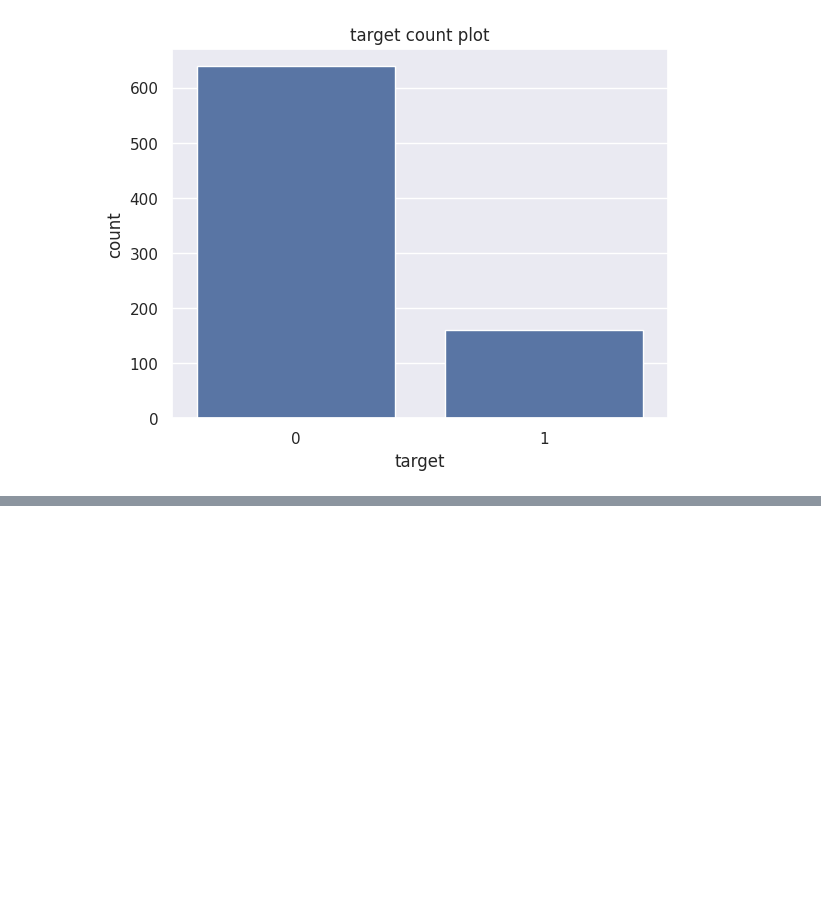
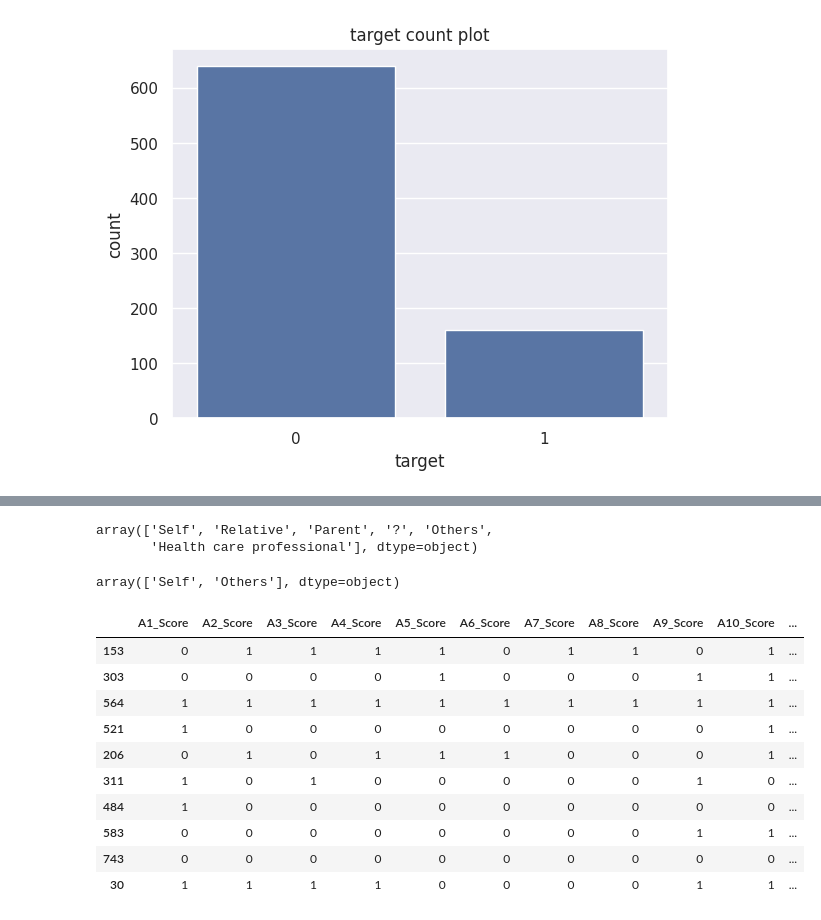
Before and after one commit to kamijoseph/Autism-Model, a Jupyter notebook: notebooks/main.ipynb, the cells around one changed output, grey strips where cells are left out. Saved outputs shown, nothing was run; the diff lists cells and outputs as text; code cells hidden in the pictures; blank space fills up the shorter version.

Commit message:
replacing miussing values in relations and ethnicity with their respective values

```diff
--- a/notebooks/main.ipynb
+++ b/notebooks/main.ipynb
@@ -369,2 +384,8 @@ plt.show()
 # %%
 # handling missing values in rthnicity and relations with the ?
+data["ethnicity"] = data["ethnicity"].replace(
+    {
+        "?": "Others",
+        "others": "Others"
+    }
+)
@@ -370,0 +407,31 @@ plt.show()
+# %%
+data["relation"].unique()
+# %% [output]
+array(['Self', 'Relative', 'Parent', '?', 'Others',
+       'Health care professional'], dtype=object)
+# %%
+data["relation"] = data["relation"].replace(
+    {
+        "?": "Others",
+        "Relative": "Others",
+        "Parent": "Others",
+        "Health care professional": "Others"
+    }
+)
+data["relation"].unique()
+# %% [output]
+array(['Self', 'Others'], dtype=object)
+# %%
+data.sample(10)
+# %% [output]
+|  | A1_Score | A2_Score | A3_Score | A4_Score | A5_Score | A6_Score | A7_Score | A8_Score | A9_Score | A10_Score | ... |
+| 153 | 0 | 1 | 1 | 1 | 1 | 0 | 1 | 1 | 0 | 1 | ... |
+| 303 | 0 | 0 | 0 | 0 | 1 | 0 | 0 | 0 | 1 | 1 | ... |
+| 564 | 1 | 1 | 1 | 1 | 1 | 1 | 1 | 1 | 1 | 1 | ... |
+| 521 | 1 | 0 | 0 | 0 | 0 | 0 | 0 | 0 | 0 | 1 | ... |
+| 206 | 0 | 1 | 0 | 1 | 1 | 1 | 0 | 0 | 0 | 1 | ... |
+| 311 | 1 | 0 | 1 | 0 | 0 | 0 | 0 | 0 | 1 | 0 | ... |
+| 484 | 1 | 0 | 0 | 0 | 0 | 0 | 0 | 0 | 0 | 0 | ... |
+| 583 | 0 | 0 | 0 | 0 | 0 | 0 | 0 | 0 | 1 | 1 | ... |
+| 743 | 0 | 0 | 0 | 0 | 0 | 0 | 0 | 0 | 0 | 0 | ... |
+| 30 | 1 | 1 | 1 | 1 | 0 | 0 | 0 | 0 | 1 | 1 | ... |
```
Also changed, not shown: parts of 4 cells of this notebook.
